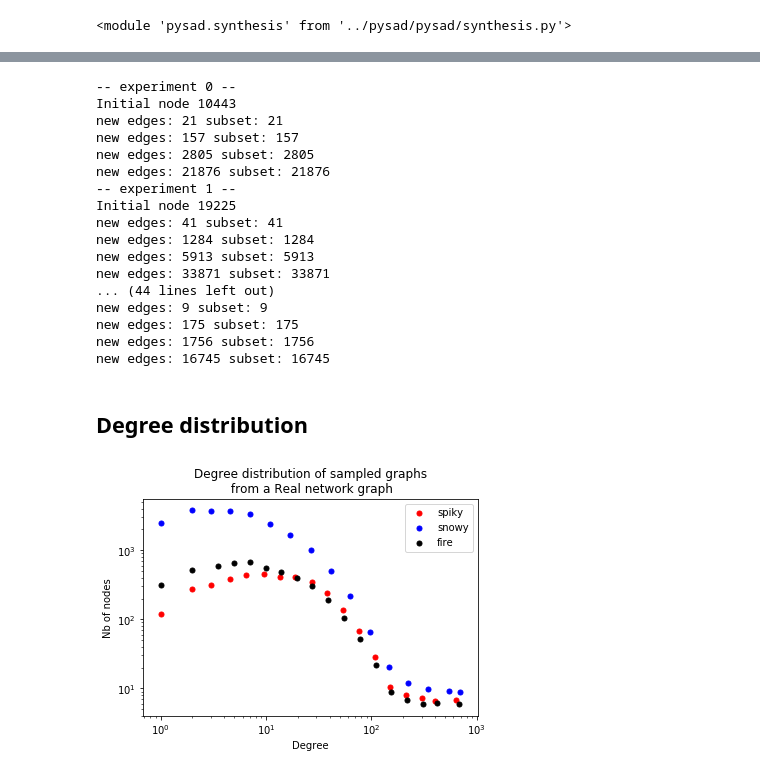
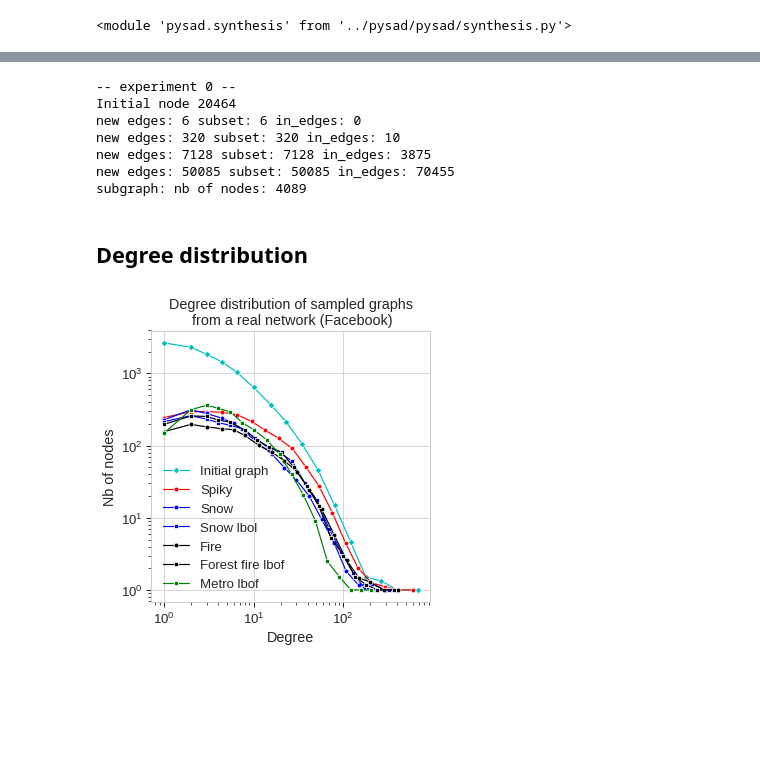
Before and after one commit to bricaud/spiky-simulation, a Jupyter notebook: compute_degree_distrib.ipynb, the cells around one changed output, grey strips where cells are left out. Cells and saved outputs as stored; diff of their text form; code cells hidden in the pictures; blank space fills up the shorter version.

Commit message:
improved visualization + adding ball of fur algos

```diff
--- a/compute_degree_distrib.ipynb
+++ b/compute_degree_distrib.ipynb
@@ -121,25 +108,16 @@ new edges: 30706 subset: 3071
 # %%
 graph_handle.rules['min_degree'] = 1
-params_snowball = {'nb_iter' : 10, 'exploration_depth' : 4,
+params_snowball = {'nb_iter' : 1, 'exploration_depth' : 4,
             'initial_node' : None, 'random_subset_size' : 1, 'balltype' : 'spikyball'}
-node_snowball = test_module.ball_test(graph_handle,params_snowball)
+node_snowball, graph_snowball = test_module.ball_test(graph_handle,params_snowball)
 # dictionary with each node as key and its degree as value
-degree_snowball = dict(G.degree(node_snowball.keys()))
+degree_snowball = dict(graph_snowball.degree()) #dict(G.degree(node_snowball.keys()))
+print('subgraph: nb of nodes:',len(degree_snowball))
 # %% [output]
 -- experiment 0 --
-Initial node 10443
-new edges: 21 subset: 21
-new edges: 157 subset: 157
-new edges: 2805 subset: 2805
-new edges: 21876 subset: 21876
--- experiment 1 --
-Initial node 19225
-new edges: 41 subset: 41
-new edges: 1284 subset: 1284
-new edges: 5913 subset: 5913
-new edges: 33871 subset: 33871
-... (44 lines left out)
-new edges: 9 subset: 9
-new edges: 175 subset: 175
-new edges: 1756 subset: 1756
-new edges: 16745 subset: 16745
+Initial node 20464
+new edges: 6 subset: 6 in_edges: 0
+new edges: 320 subset: 320 in_edges: 10
+new edges: 7128 subset: 7128 in_edges: 3875
+new edges: 50085 subset: 50085 in_edges: 70455
+subgraph: nb of nodes: 4089
@@ -146,37 +138,65 @@ new edges: 16745 subset: 16745
+# %%
+dlist_metro = dict(new_graph.degree()).values()
+dlist_lbof_fire = dict(fire_graph.degree()).values()
+dlist_lbof_snow = dict(snow_graph.degree()).values()
+dlist_full_graph = dict(G.degree()).values()
 # %% [markdown]
 ## Degree distribution
+# %%
+import seaborn as sns
+import matplotlib.pyplot as plt
+plt.style.use('seaborn-whitegrid')
+sns.set_context("paper", font_scale=1.5)
 # %%
 dlist_spiky = test_module.expand_degrees(node_spiky, degree_spiky)
 dlist_snow = test_module.expand_degrees(node_snowball, degree_snowball)
 dlist_fire = test_module.expand_degrees(node_fire, degree_fire)
 
 density=False
 
 import matplotlib.pyplot as plt
 %matplotlib inline
+
+plt.figure(figsize=(5,5))
 plt.xscale('log')
 plt.yscale('log')
 #lin_x,lin_y = test_module.degree_distribution(dlist_spiky, mode='lin')
 #plt.scatter(lin_x,lin_y,c='r',marker='x',s=10)
+
+log_x,log_y = test_module.degree_distribution(dlist_full_graph, mode='log',density=density)
+sns.lineplot(log_x,log_y,c='c',marker='D',label='Initial graph')
+
 log_x,log_y = test_module.degree_distribution(dlist_spiky, mode='log',density=density)
-plt.scatter(log_x,log_y,c='r',marker='.',s=100,label='spiky')
+sns.lineplot(log_x,log_y,c='r',marker='o',label='Spiky')
 
 #lin_x,lin_y = test_module.degree_distribution(dlist_snow, mode='lin')
 #plt.scatter(lin_x,lin_y,c='b',marker='x',s=10)
 log_x,log_y = test_module.degree_distribution(dlist_snow, mode='log',density=density)
-plt.scatter(log_x,log_y,c='b',marker='.',s=100,label='snowy')
+sns.lineplot(log_x,log_y,c='b',marker='o',label='Snow')
+
+log_x,log_y = test_module.degree_distribution(dlist_lbof_snow, mode='log',density=density)
+sns.lineplot(log_x,log_y,c='b',marker='s',label='Snow lbol')
 
 log_x,log_y = test_module.degree_distribution(dlist_fire, mode='log',density=density)
-plt.scatter(log_x,log_y,c='k',marker='.',s=100,label='fire')
+sns.lineplot(log_x,log_y,c='k',marker='o',label='Fire')
+
+log_x,log_y = test_module.degree_distribution(dlist_lbof_fire, mode='log',density=density)
+sns.lineplot(log_x,log_y,c='k',marker='s',label='Forest fire lbof')
+
+log_x,log_y = test_module.degree_distribution(dlist_metro, mode='log',density=density)
+line1 = sns.lineplot(log_x,log_y,c='g',marker='s',label='Metro lbof')
+
+#line1.set_dashes([2, 2, 10, 2])
+
 #plt.xlim((1e-4,1e-1))
 #plt.ylim((.9,1e4))
 plt.xlabel('Degree')
 plt.ylabel('Nb of nodes')
-plt.title('Degree distribution of sampled graphs\n from a '+G.graph['name']+' graph')
+plt.title('Degree distribution of sampled graphs\n from a '+G.graph['name'])
 plt.legend()
 plt.savefig(data_path + "degree_distrib.png")
 # %% [output]
-[figure, old version]
+[figure, new version]
 # %%
 
 density=True
```
Also changed, not shown: parts of 5 cells of this notebook, 2 other files.
